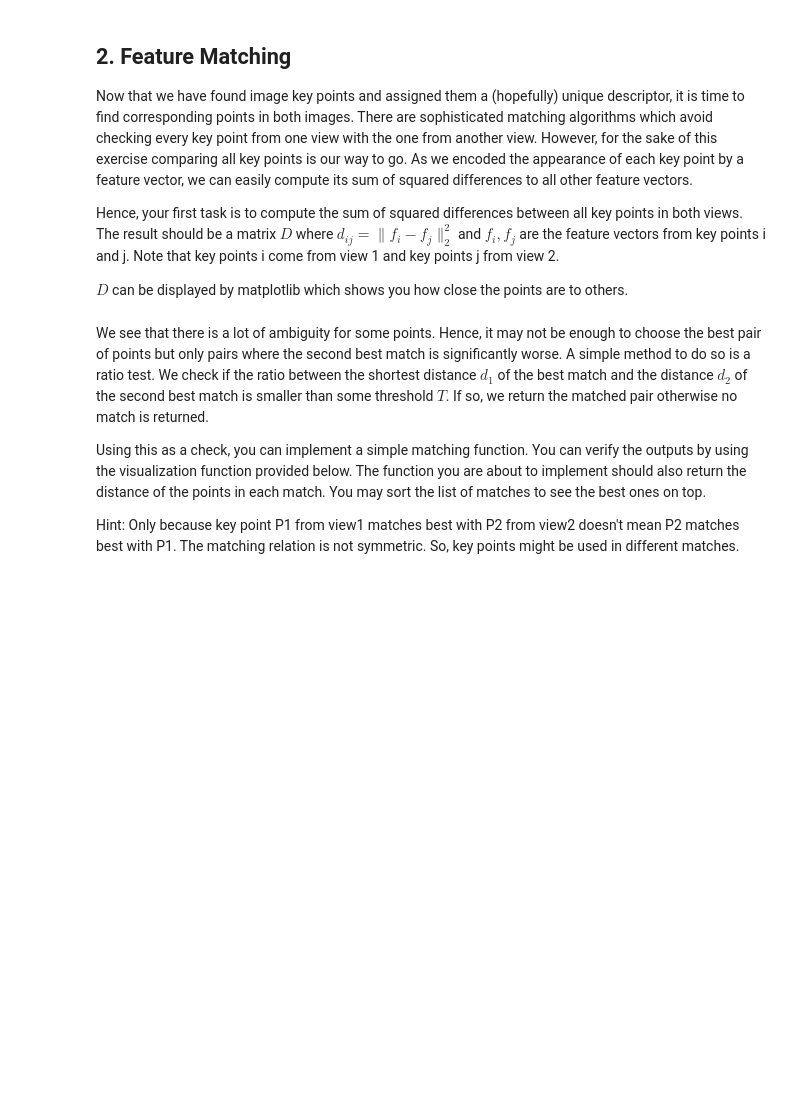
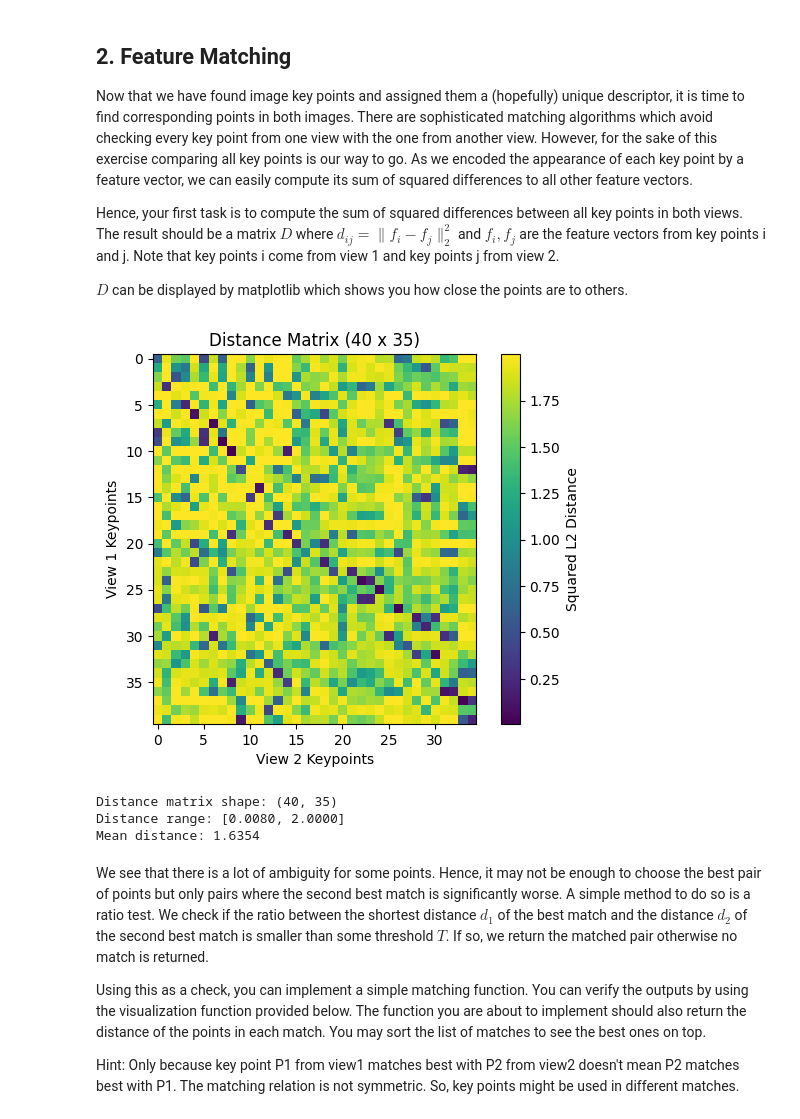
Before and after one commit to SriVidyaYeluripati/3dcv, a Jupyter notebook: 4.0-tl-feature-matching.ipynb, the cells around one changed output. Drawn from its saved outputs; the diff is of its cells as text; code cells hidden in the pictures; blank space fills up the shorter version.

```diff
--- a/4.0-tl-feature-matching.ipynb
+++ b/4.0-tl-feature-matching.ipynb
@@ -539,20 +539,49 @@ $D$ can be displayed by matplotlib which shows you how close the points are to o
 # %%
 features_view1 = features["view1"]
 features_view2 = features["view2"]
 
 def get_distances(features_view1: npt.ArrayLike, features_view2: npt.ArrayLike) -> np.ndarray:
     """Compute the distance matrix between the feature vectors.
 
     :param features_view1: feature vectors of view 1 [number of keypoints view 1, feature vector size]
     :param features_view2: feature vectors of view 2 [number of keypoints view 2, feature vector size]
     :return array with distance matrix [number of keypoints 1, number of keypoints view 2]
     """
-    # TODO: implement it
+    # Compute squared L2 distance: ||f_i - f_j||^2
+    # Expand using: ||a - b||^2 = ||a||^2 + ||b||^2 - 2*a·b
 
-D = # TODO: implement and call get_distances
+    # Compute squared norms for each feature vector
+    sq_norms1 = np.sum(features_view1**2, axis=1, keepdims=True)  # [n1, 1]
+    sq_norms2 = np.sum(features_view2**2, axis=1, keepdims=True)  # [n2, 1]
 
-plt.imshow(D)
+    # Compute dot products between all pairs
+    dot_products = features_view1 @ features_view2.T  # [n1, n2]
+
+    # Compute squared distances: ||f_i||^2 + ||f_j||^2 - 2*f_i·f_j
+    distances = sq_norms1 + sq_norms2.T - 2 * dot_products
+
+    # Ensure non-negative (numerical stability)
+    distances = np.maximum(distances, 0)
+
+    return distances
+
+D = get_distances(features_view1, features_view2)
+
+plt.imshow(D, cmap='viridis')
+plt.colorbar(label='Squared L2 Distance')
+plt.xlabel('View 2 Keypoints')
+plt.ylabel('View 1 Keypoints')
+plt.title(f'Distance Matrix ({D.shape[0]} x {D.shape[1]})')
 plt.show()
+
+print(f"Distance matrix shape: {D.shape}")
+print(f"Distance range: [{D.min():.4f}, {D.max():.4f}]")
+print(f"Mean distance: {D.mean():.4f}")
+# %% [output]
+[figure, added]
+Distance matrix shape: (40, 35)
+Distance range: [0.0080, 2.0000]
+Mean distance: 1.6354
 # %% [markdown]
 We see that there is a lot of ambiguity for some points. Hence, it may not be enough to choose the best pair of points but only pairs where the second best match is significantly worse. A simple method to do so is a ratio test. We check if the ratio between the shortest distance $d_1$ of the best match and the distance $d_2$ of the second best match is smaller than some threshold $T$. If so, we return the matched pair otherwise no match is returned.
 
```
Also changed, not shown: parts of 3 cells of this notebook.
